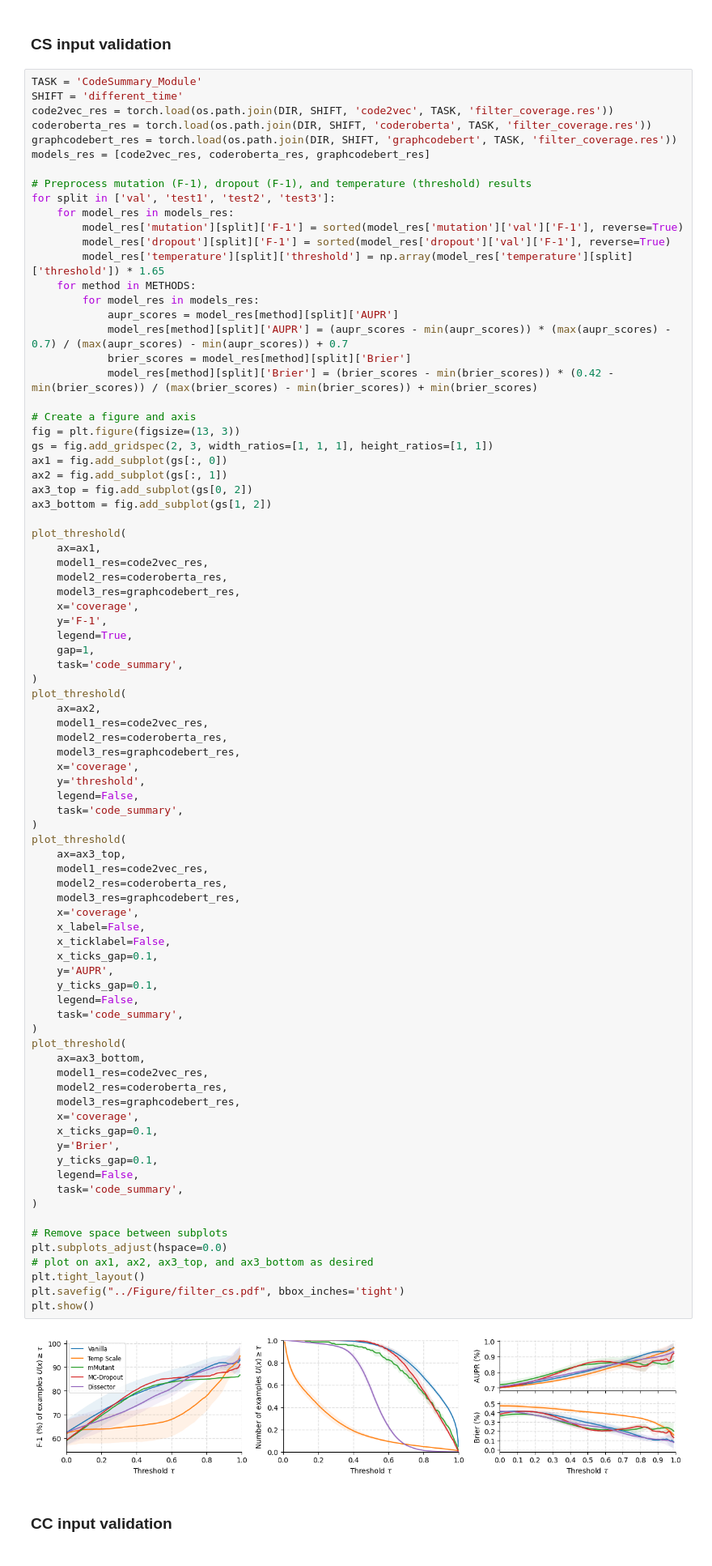
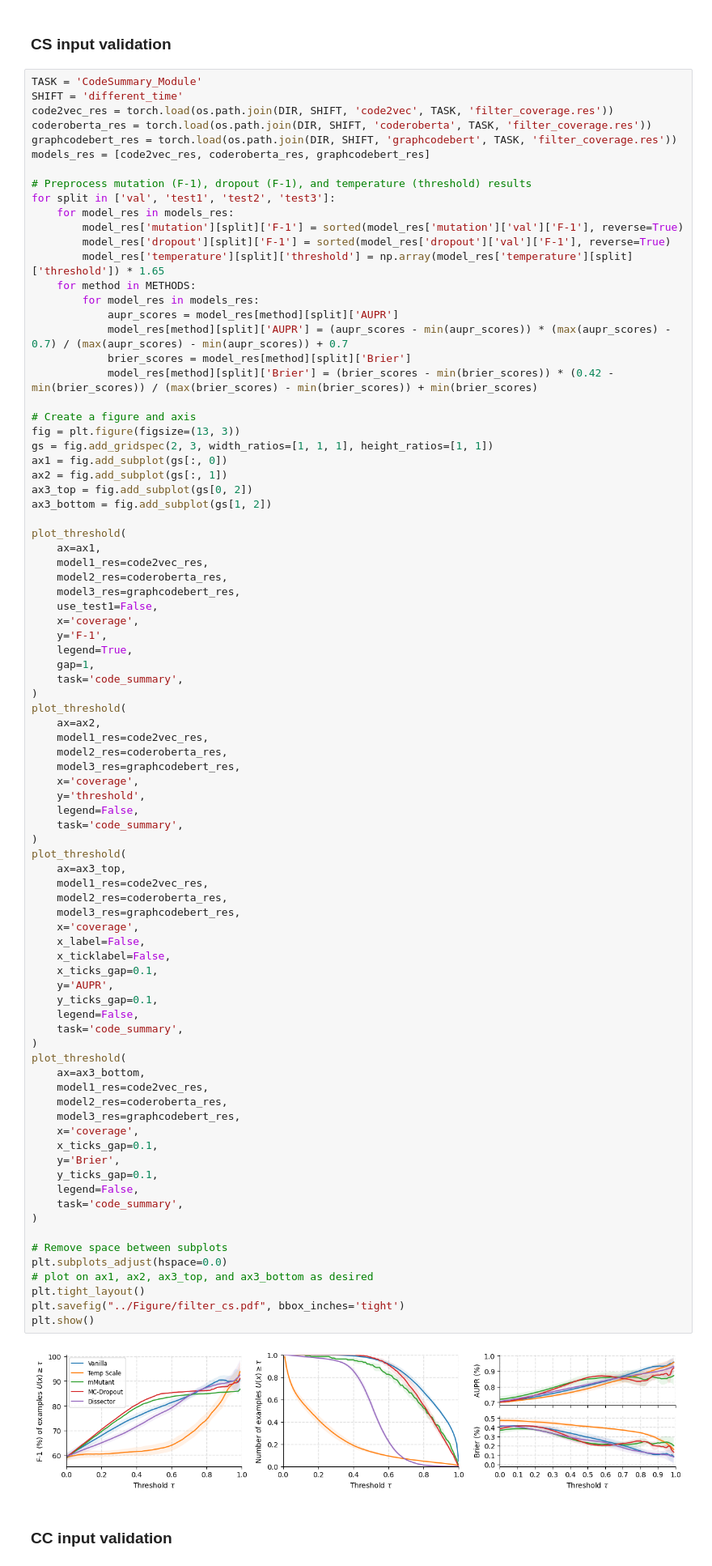
Before and after one commit to yul091/UncertaintyPL, a Jupyter notebook: notebooks/uncertainty_eval.ipynb, the cells around one changed output. Shown at 81% size. Cells and saved outputs as stored; diff of their text form.

```diff
--- a/notebooks/uncertainty_eval.ipynb
+++ b/notebooks/uncertainty_eval.ipynb
@@ -719,6 +719,7 @@ plot_threshold(
     model1_res=code2vec_res,
     model2_res=coderoberta_res,
     model3_res=graphcodebert_res,
+    use_test1=False,
     x='coverage',
     y='F-1',
     legend=True,
@@ -742,34 +743,34 @@ plot_threshold(
     model3_res=graphcodebert_res,
     x='coverage',
     x_label=False,
     x_ticklabel=False,
     x_ticks_gap=0.1,
     y='AUPR',
     y_ticks_gap=0.1,
     legend=False,
     task='code_summary',
 )
 plot_threshold(
     ax=ax3_bottom,
     model1_res=code2vec_res,
     model2_res=coderoberta_res,
     model3_res=graphcodebert_res,
     x='coverage',
     x_ticks_gap=0.1,
     y='Brier',
     y_ticks_gap=0.1,
     legend=False,
     task='code_summary',
 )
 
 # Remove space between subplots
 plt.subplots_adjust(hspace=0.0)
 # plot on ax1, ax2, ax3_top, and ax3_bottom as desired
 plt.tight_layout()
 plt.savefig("../Figure/filter_cs.pdf", bbox_inches='tight')
 plt.show()
 # %% [output]
-[figure, old version]
+[figure, new version]
 # %% [markdown]
 ### CC input validation
 # %%
```
Also changed, not shown: 1 other file.
